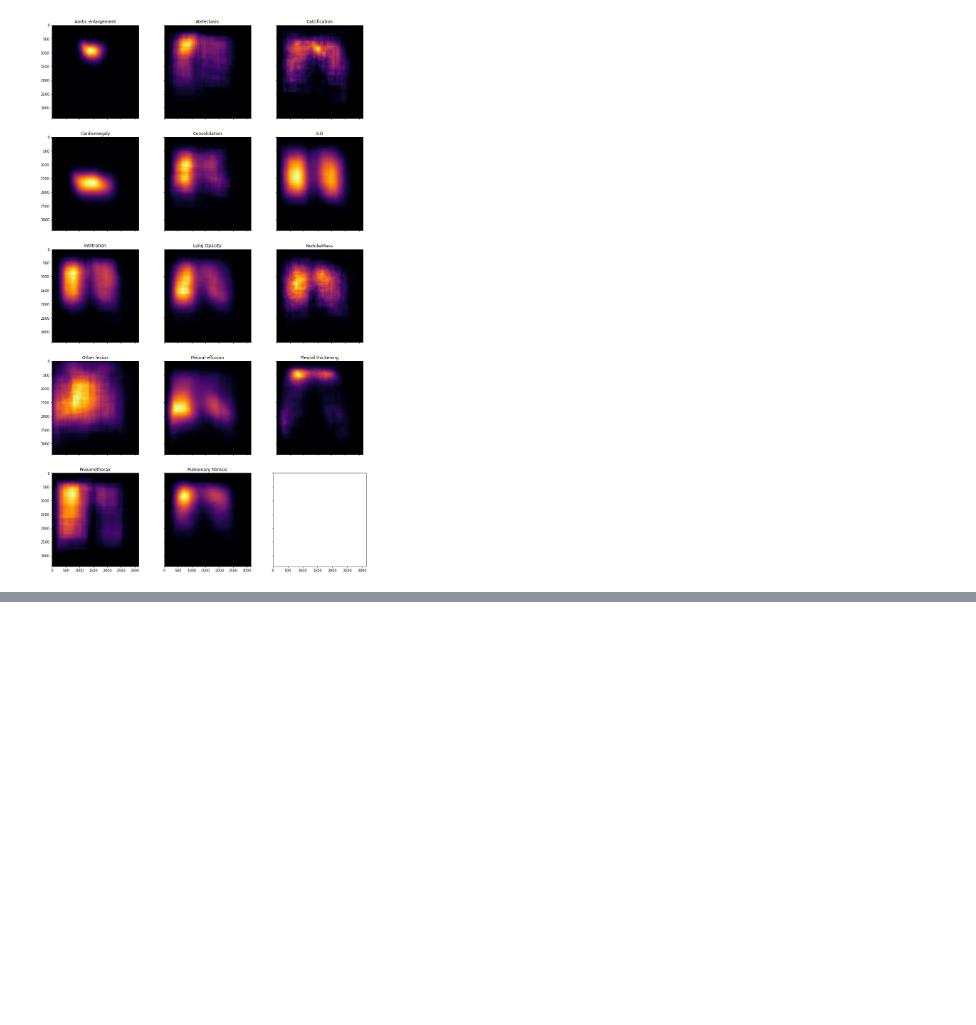
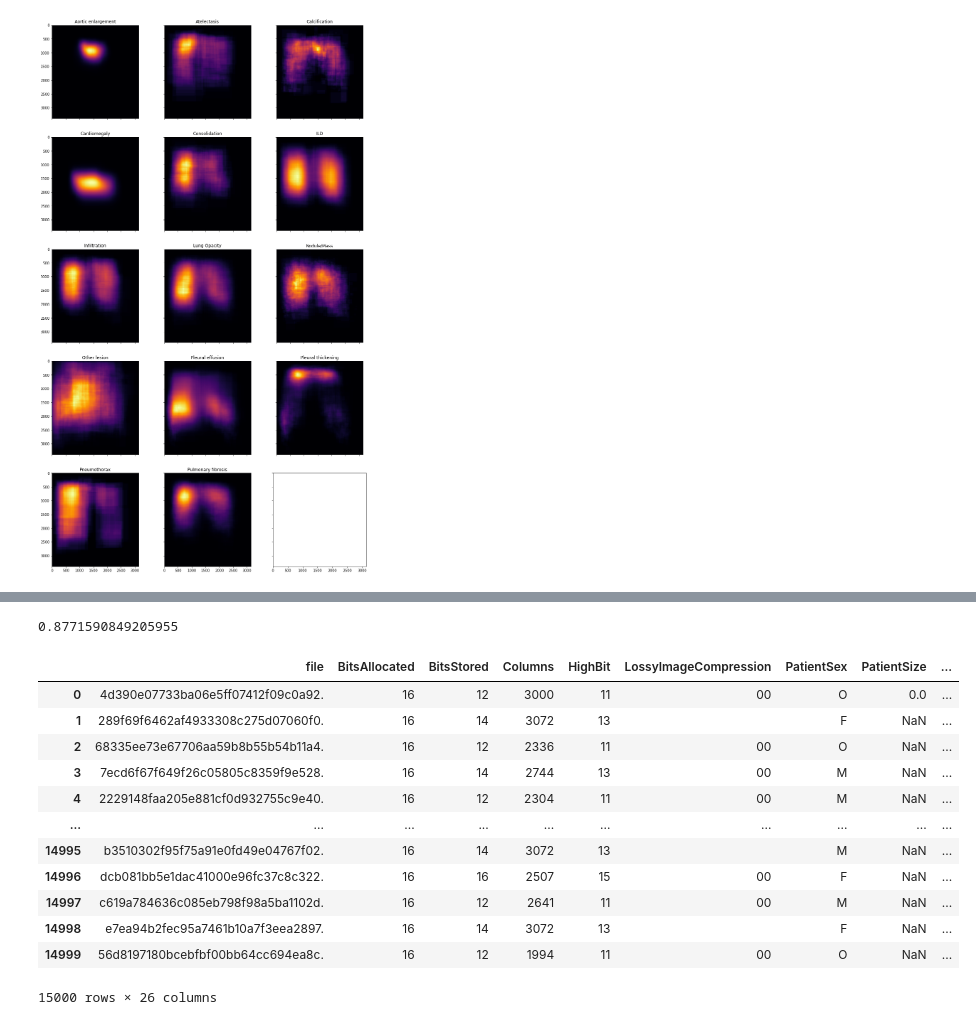
Before and after one commit to akansh12/DeepXrays, a Jupyter notebook: Notebooks/elementary-data-analysis.ipynb, the cells around one changed output, grey strips where cells are left out. Drawn from its saved outputs; the diff is of its cells as text; code cells hidden in the pictures; blank space fills up the shorter version.

```diff
--- a/Notebooks/elementary-data-analysis.ipynb
+++ b/Notebooks/elementary-data-analysis.ipynb
@@ -349,0 +364,21 @@ for i, (index,row) in enumerate((train_csv[['class_name', 'class_id']].groupby([
+# %%
+#Dicom Meta Data
+train_path = '../input/vinbigdata-chest-xray-abnormalities-detection/train/'
+files =  [f for f in os.listdir(train_path) if os.path.isfile(os.path.join(train_path, f))]
+# %%
+prog = re.compile('^[A-Z]*')
+
+def get_dcm_contents(file):
+    dcm = Path(train_path + file).dcmread()
+    properties =  [string for string in dir(dcm) if prog.match(string).group(0) !='']
+    dict1 = {'file': file.replace('dicom', '')}
+    dict1.update( { what: dcm[what].value for what in properties if isinstance(dcm[what].value, (bytes, bytearray))!=True } )
+
+    return dict1
+# %%
+train_files = pd.DataFrame([get_dcm_contents(file) for file in tqdm(files)])
+# %%
+train_files['Aspect Ratio'] = train_files['Columns'] / train_files['Rows']
+np.mean(train_files['Aspect Ratio'])
+# %% [output]
+0.8771590849205955
@@ -349,0 +389,16 @@ for i, (index,row) in enumerate((train_csv[['class_name', 'class_id']].groupby([
+# %%
+train_files
+# %% [output]
+|  | file | BitsAllocated | BitsStored | Columns | HighBit | LossyImageCompression | PatientSex | PatientSize | ... |
+| 0 | 4d390e07733ba06e5ff07412f09c0a92. | 16 | 12 | 3000 | 11 | 00 | O | 0.0 | ... |
+| 1 | 289f69f6462af4933308c275d07060f0. | 16 | 14 | 3072 | 13 |  | F | NaN | ... |
+| 2 | 68335ee73e67706aa59b8b55b54b11a4. | 16 | 12 | 2336 | 11 | 00 | O | NaN | ... |
+| 3 | 7ecd6f67f649f26c05805c8359f9e528. | 16 | 14 | 2744 | 13 | 00 | M | NaN | ... |
+| 4 | 2229148faa205e881cf0d932755c9e40. | 16 | 12 | 2304 | 11 | 00 | M | NaN | ... |
+| ... | ... | ... | ... | ... | ... | ... | ... | ... | ... |
+| 14995 | b3510302f95f75a91e0fd49e04767f02. | 16 | 14 | 3072 | 13 |  | M | NaN | ... |
+| 14996 | dcb081bb5e1dac41000e96fc37c8c322. | 16 | 16 | 2507 | 15 | 00 | F | NaN | ... |
+| 14997 | c619a784636c085eb798f98a5ba1102d. | 16 | 12 | 2641 | 11 | 00 | M | NaN | ... |
+| 14998 | e7ea94b2fec95a7461b10a7f3eea2897. | 16 | 14 | 3072 | 13 |  | F | NaN | ... |
+| 14999 | 56d8197180bcebfbf00bb64cc694ea8c. | 16 | 12 | 1994 | 11 | 00 | O | NaN | ... |
+15000 rows × 26 columns
```
Also changed, not shown: parts of 10 cells of this notebook, 2 other files.
